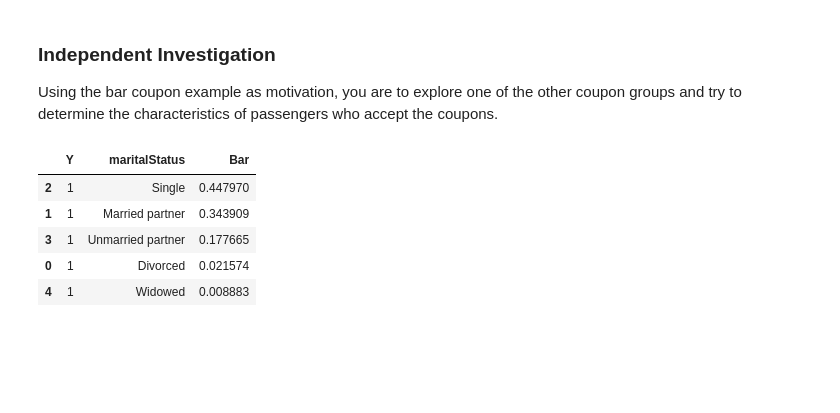
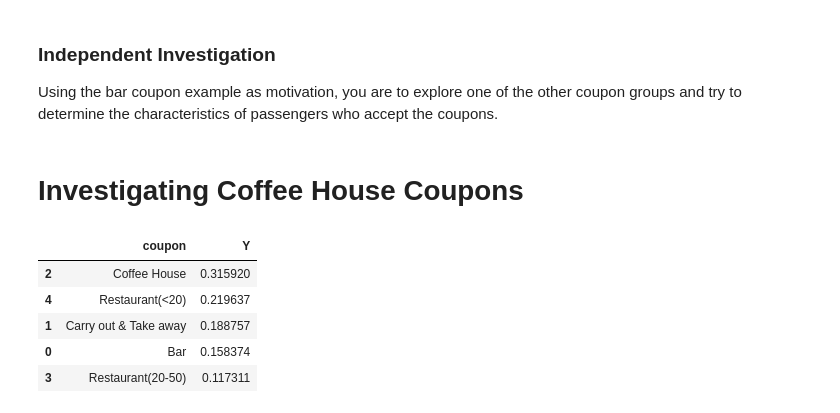
Before and after one commit to az2611/berkeley_ML, a Jupyter notebook: Module_5_prompt.ipynb, the cells around one changed output. Cells and saved outputs as stored; diff of their text form; code cells hidden in the pictures; blank space fills up the shorter version.

```diff
--- a/Module_5_prompt.ipynb
+++ b/Module_5_prompt.ipynb
@@ -133,6 +135,10 @@ dtype: int64
 # %%
 #Decided to drop all rows with missing data, except for 'car'
 data_cl = data.dropna(subset = ['Bar', 'CoffeeHouse', 'CarryAway','RestaurantLessThan20','Restaurant20To50'])
+
+#Decided to drop the "car" column due to relevance and amount of missing values
+data_cl = data_cl.drop('car',axis=1)
+
 data_nulls=data_cl.isnull().sum()
 data_nulls
 # %% [output]
@@ -300,12 +321,14 @@ data_bar.query("RestaurantLessThan20 in @restaurants and income in @income").gro
 ### Independent Investigation
 
 Using the bar coupon example as motivation, you are to explore one of the other coupon groups and try to determine the characteristics of passengers who accept the coupons.
+# %% [markdown]
+# Investigating Coffee House Coupons
 # %%
-data_bar.query("Y==1").groupby(['Y','maritalStatus']).count().transform(lambda x: x / x.sum())[['Bar']].reset_index().sort_values('Bar', ascending=False)
+data_cl.groupby(['coupon']).count().transform(lambda x: x / x.sum())[['Y']].reset_index().sort_values('Y', ascending=False).head()
 # %% [output]
-|  | Y | maritalStatus | Bar |
-| 2 | 1 | Single | 0.447970 |
-| 1 | 1 | Married partner | 0.343909 |
-| 3 | 1 | Unmarried partner | 0.177665 |
-| 0 | 1 | Divorced | 0.021574 |
-| 4 | 1 | Widowed | 0.008883 |
+|  | coupon | Y |
+| 2 | Coffee House | 0.315920 |
+| 4 | Restaurant(<20) | 0.219637 |
+| 1 | Carry out & Take away | 0.188757 |
+| 0 | Bar | 0.158374 |
+| 3 | Restaurant(20-50) | 0.117311 |
```
Also changed, not shown: parts of 37 cells of this notebook.
